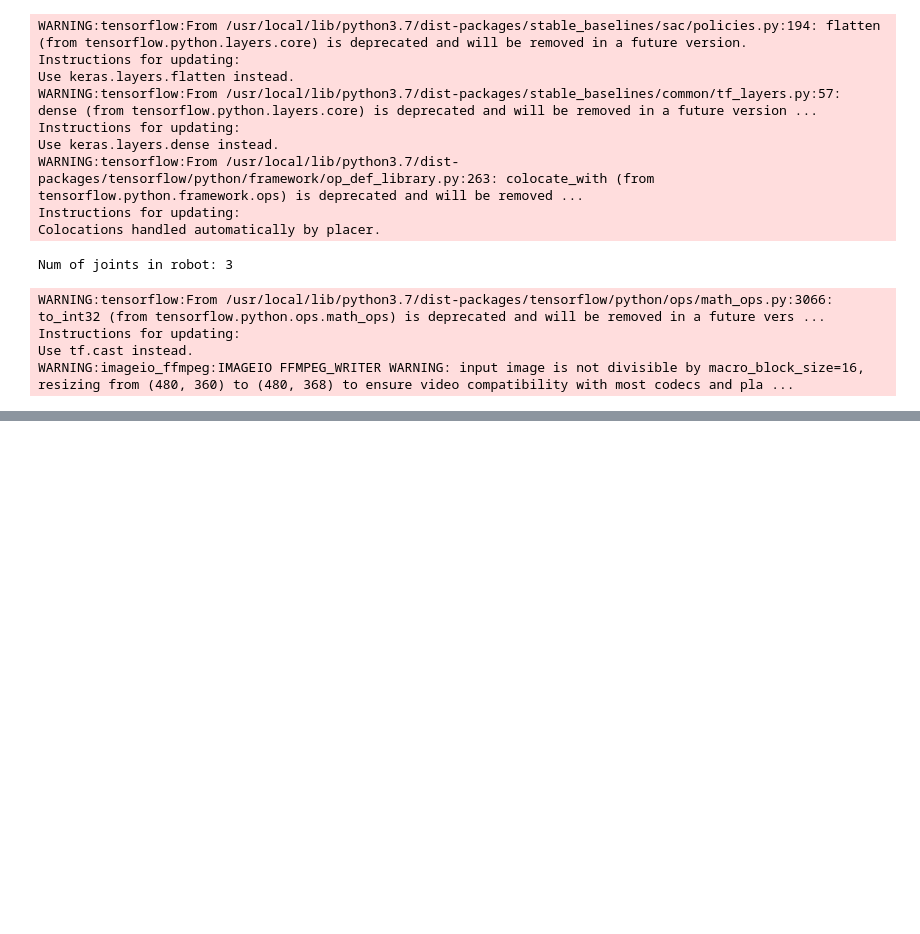
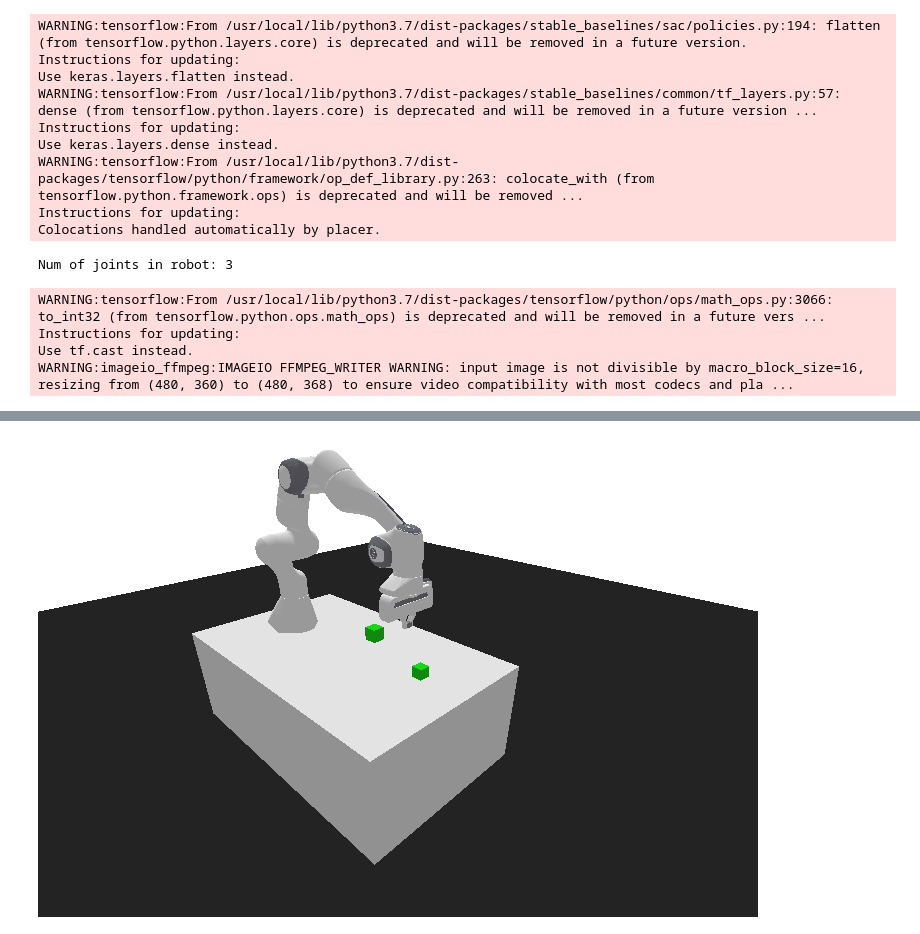
Before and after one commit to ZacharyZekaiXu/ZekaiXu_CrossmodalRecognition, a Jupyter notebook: PusherTask.ipynb, the cells around one changed output, grey strips where cells are left out. Drawn from its saved outputs; the diff is of its cells as text; code cells hidden in the pictures; blank space fills up the shorter version.

```diff
--- a/PusherTask.ipynb
+++ b/PusherTask.ipynb
@@ -338,0 +504,8 @@ HTML('<video width=480 controls><source src="%s" type="video/mp4"></video>' % da
+# %%
+#redering the simulation
+
+from IPython.display import Image
+
+Image(filename="anim.png")
+# %% [output]
+[figure, added]
```
Also changed, not shown: parts of 13 cells of this notebook.
